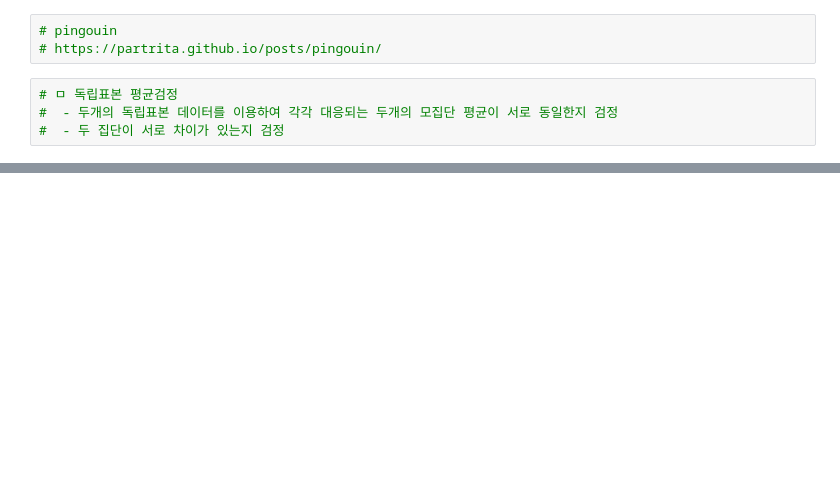
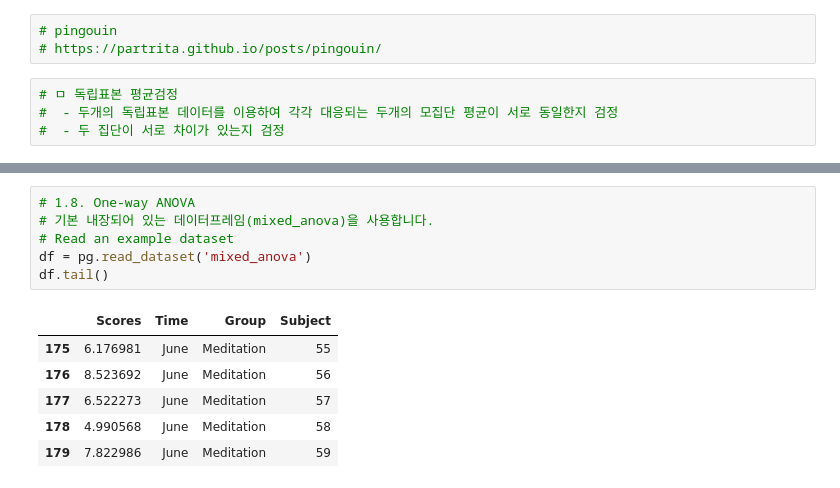
Before and after one commit to wanjuson/analyst_engineer, a Jupyter notebook: 통계공부/pingouin.ipynb, the cells around one changed output, grey strips where cells are left out. Cells and saved outputs as stored; diff of their text form; blank space fills up the shorter version.

```diff
--- a/통계공부/pingouin.ipynb
+++ b/통계공부/pingouin.ipynb
@@ -86,0 +118,13 @@ Ttest_1sampResult(statistic=1.0992421631894096, pvalue=0.1403523238232774)
+# %%
+# 1.8. One-way ANOVA
+# 기본 내장되어 있는 데이터프레임(mixed_anova)을 사용합니다.
+# Read an example dataset
+df = pg.read_dataset('mixed_anova')
+df.tail()
+# %% [output]
+|  | Scores | Time | Group | Subject |
+| 175 | 6.176981 | June | Meditation | 55 |
+| 176 | 8.523692 | June | Meditation | 56 |
+| 177 | 6.522273 | June | Meditation | 57 |
+| 178 | 4.990568 | June | Meditation | 58 |
+| 179 | 7.822986 | June | Meditation | 59 |
```
Also changed, not shown: parts of 21 cells of this notebook.
